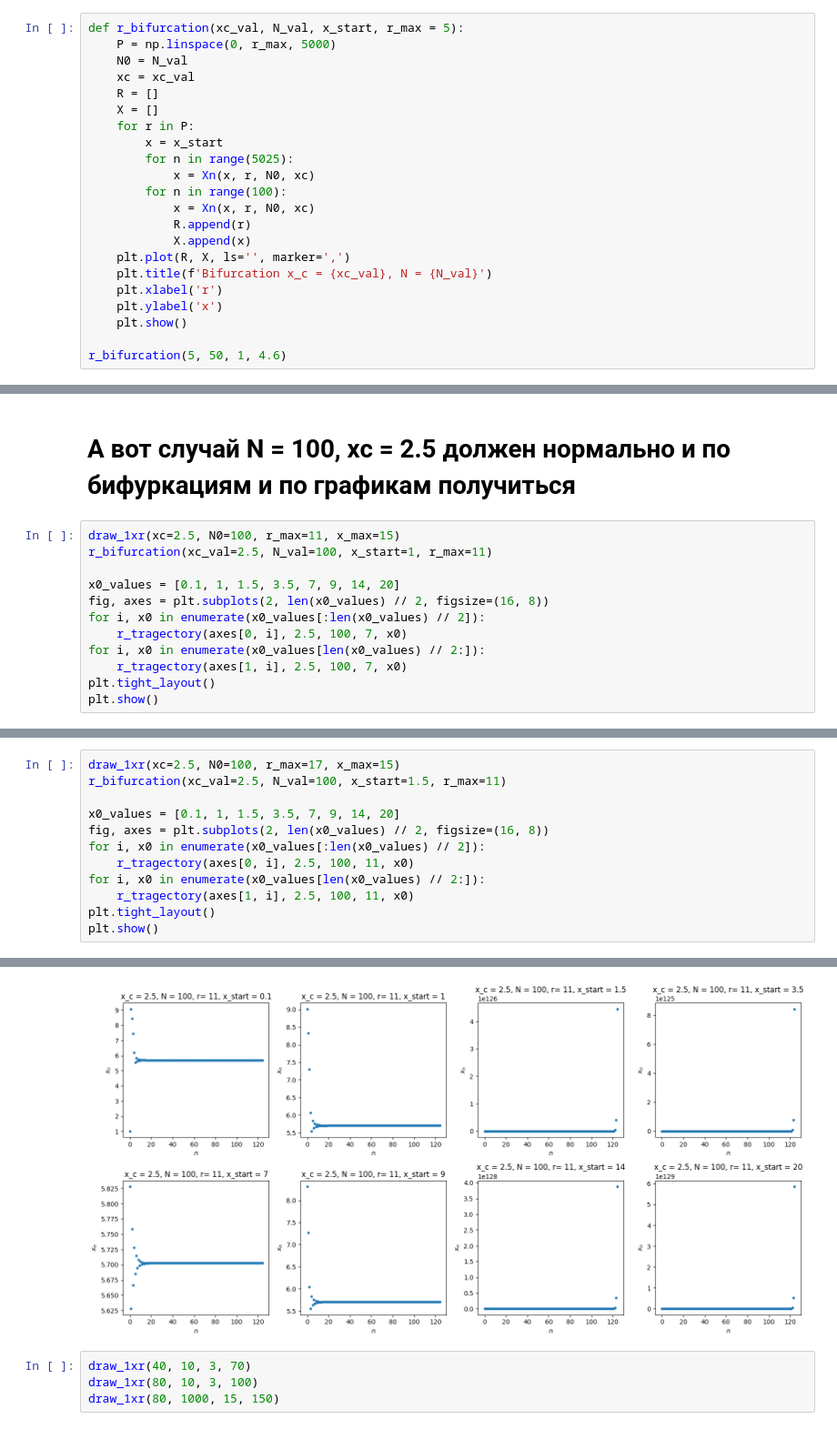
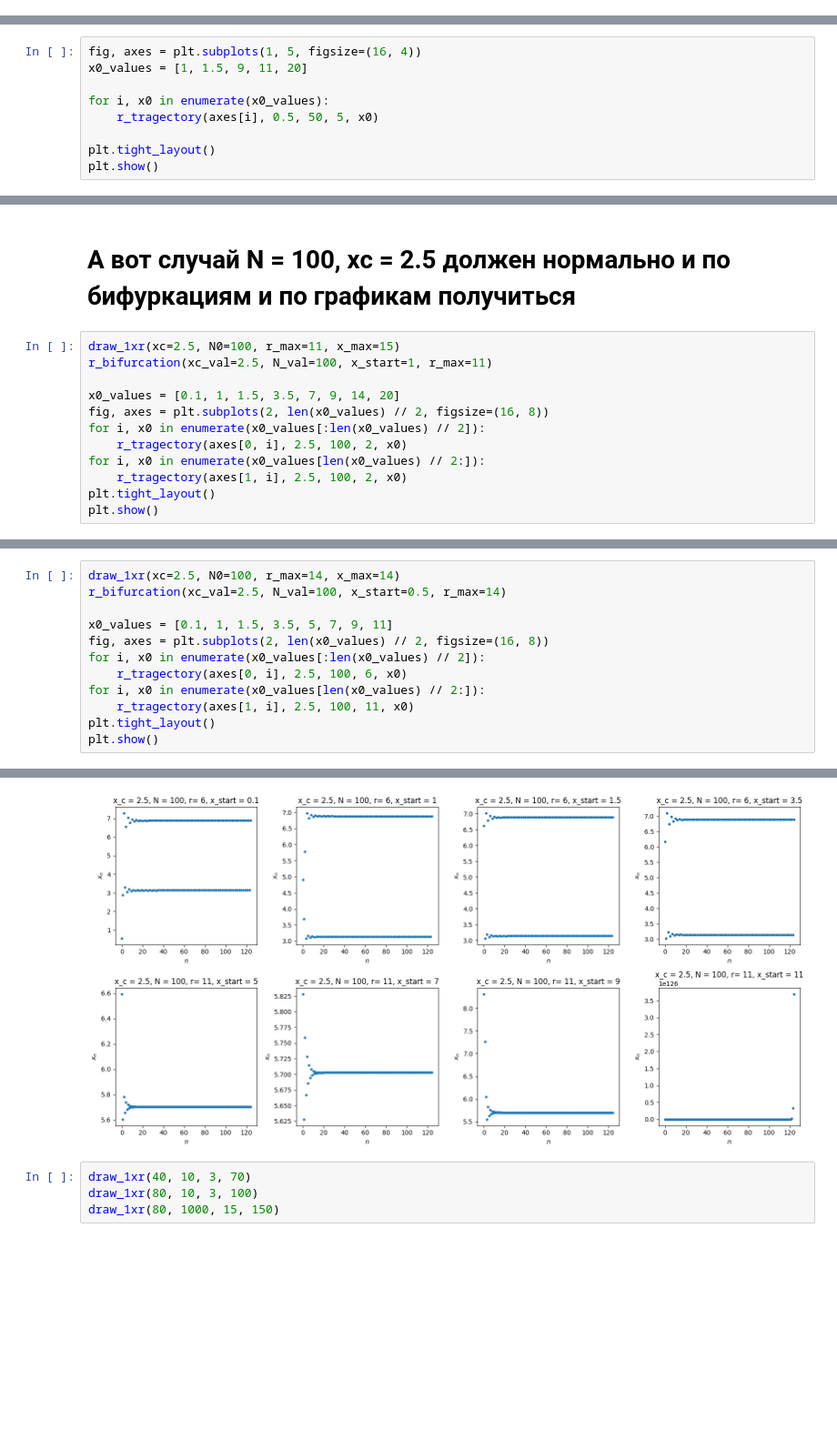
Before and after one commit to yobysheva/kursovaya, a Jupyter notebook: stac_points.ipynb, the cells around one changed output, grey strips where cells are left out. Shown at 91% size. Cells and saved outputs as stored; diff of their text form; blank space fills up the shorter version.

Commit message:
Stability regions and corresponding bifurcation diagrams

```diff
--- a/stac_points.ipynb
+++ b/stac_points.ipynb
@@ -125,25 +359,3 @@ plt.tight_layout()
 plt.show()
 # %% [output]
 [figure]
-# %%
-def r_bifurcation(xc_val, N_val, x_start, r_max = 5):
-    P = np.linspace(0, r_max, 5000)
-    N0 = N_val
-    xc = xc_val
-    R = []
-    X = []
-    for r in P:
-        x = x_start
-        for n in range(5025):
-            x = Xn(x, r, N0, xc)
-        for n in range(100):
-            x = Xn(x, r, N0, xc)
-            R.append(r)
-            X.append(x)
-    plt.plot(R, X, ls='', marker=',')
-    plt.title(f'Bifurcation x_c = {xc_val}, N = {N_val}')
-    plt.xlabel('r')
-    plt.ylabel('x')
-    plt.show()
-
-r_bifurcation(5, 50, 1, 4.6)
@@ -151,0 +366,9 @@ r_bifurcation(5, 50, 1, 4.6)
+# %%
+fig, axes = plt.subplots(1, 5, figsize=(16, 4))
+x0_values = [1, 1.5, 9, 11, 20]
+
+for i, x0 in enumerate(x0_values):
+    r_tragectory(axes[i], 0.5, 50, 5, x0)
+
+plt.tight_layout()
+plt.show()
@@ -169,9 +398,9 @@ r_bifurcation(xc_val=2.5, N_val=100, x_start=1, r_max=11)
 x0_values = [0.1, 1, 1.5, 3.5, 7, 9, 14, 20]
 fig, axes = plt.subplots(2, len(x0_values) // 2, figsize=(16, 8))
 for i, x0 in enumerate(x0_values[:len(x0_values) // 2]):
-    r_tragectory(axes[0, i], 2.5, 100, 7, x0)
+    r_tragectory(axes[0, i], 2.5, 100, 2, x0)
 for i, x0 in enumerate(x0_values[len(x0_values) // 2:]):
-    r_tragectory(axes[1, i], 2.5, 100, 7, x0)
+    r_tragectory(axes[1, i], 2.5, 100, 2, x0)
 plt.tight_layout()
 plt.show()
 # %% [output]
@@ -181,11 +410,11 @@ plt.show()
 # %%
-draw_1xr(xc=2.5, N0=100, r_max=17, x_max=15)
-r_bifurcation(xc_val=2.5, N_val=100, x_start=1.5, r_max=11)
+draw_1xr(xc=2.5, N0=100, r_max=14, x_max=14)
+r_bifurcation(xc_val=2.5, N_val=100, x_start=0.5, r_max=14)
 
-x0_values = [0.1, 1, 1.5, 3.5, 7, 9, 14, 20]
+x0_values = [0.1, 1, 1.5, 3.5, 5, 7, 9, 11]
 fig, axes = plt.subplots(2, len(x0_values) // 2, figsize=(16, 8))
 for i, x0 in enumerate(x0_values[:len(x0_values) // 2]):
-    r_tragectory(axes[0, i], 2.5, 100, 11, x0)
+    r_tragectory(axes[0, i], 2.5, 100, 6, x0)
 for i, x0 in enumerate(x0_values[len(x0_values) // 2:]):
     r_tragectory(axes[1, i], 2.5, 100, 11, x0)
 plt.tight_layout()
@@ -196,4 +425,4 @@ plt.show()
-[figure, old version]
+[figure, new version]
 # %%
 draw_1xr(40, 10, 3, 70)
 draw_1xr(80, 10, 3, 100)
```
Also changed, not shown: parts of 19 cells of this notebook.
